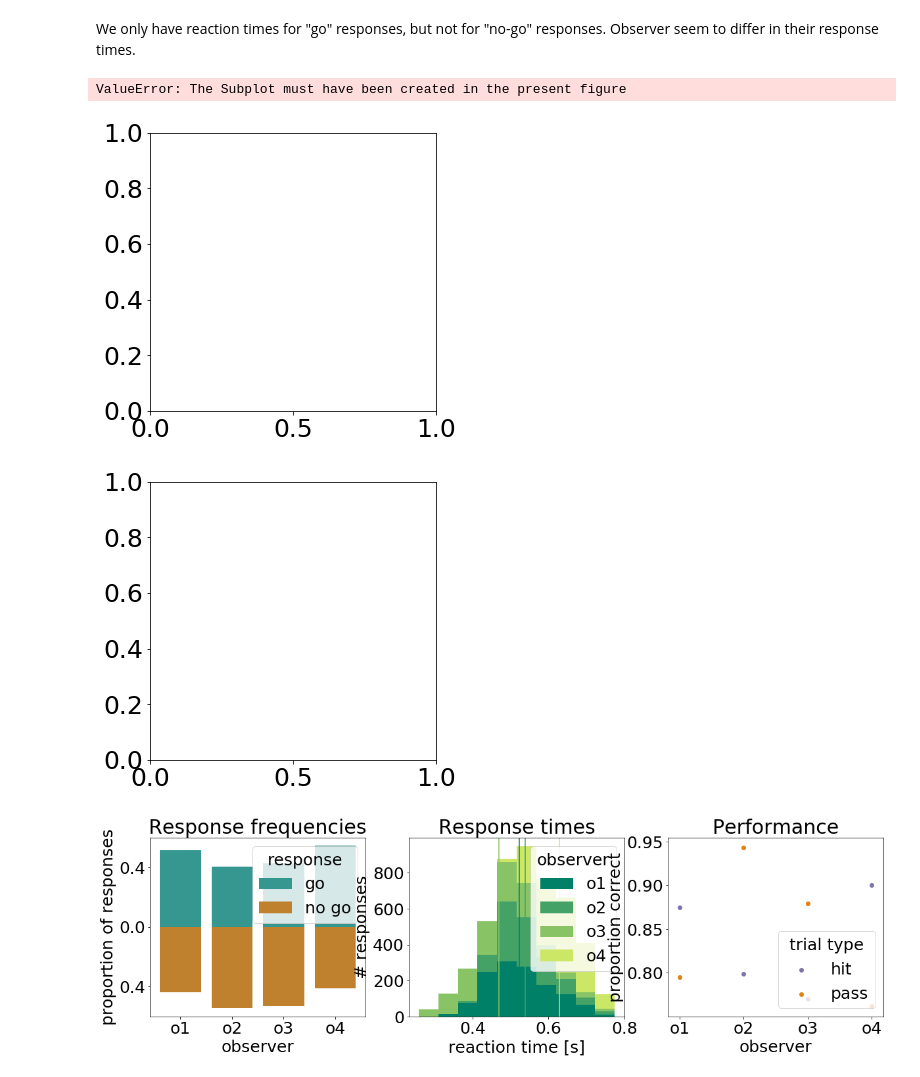
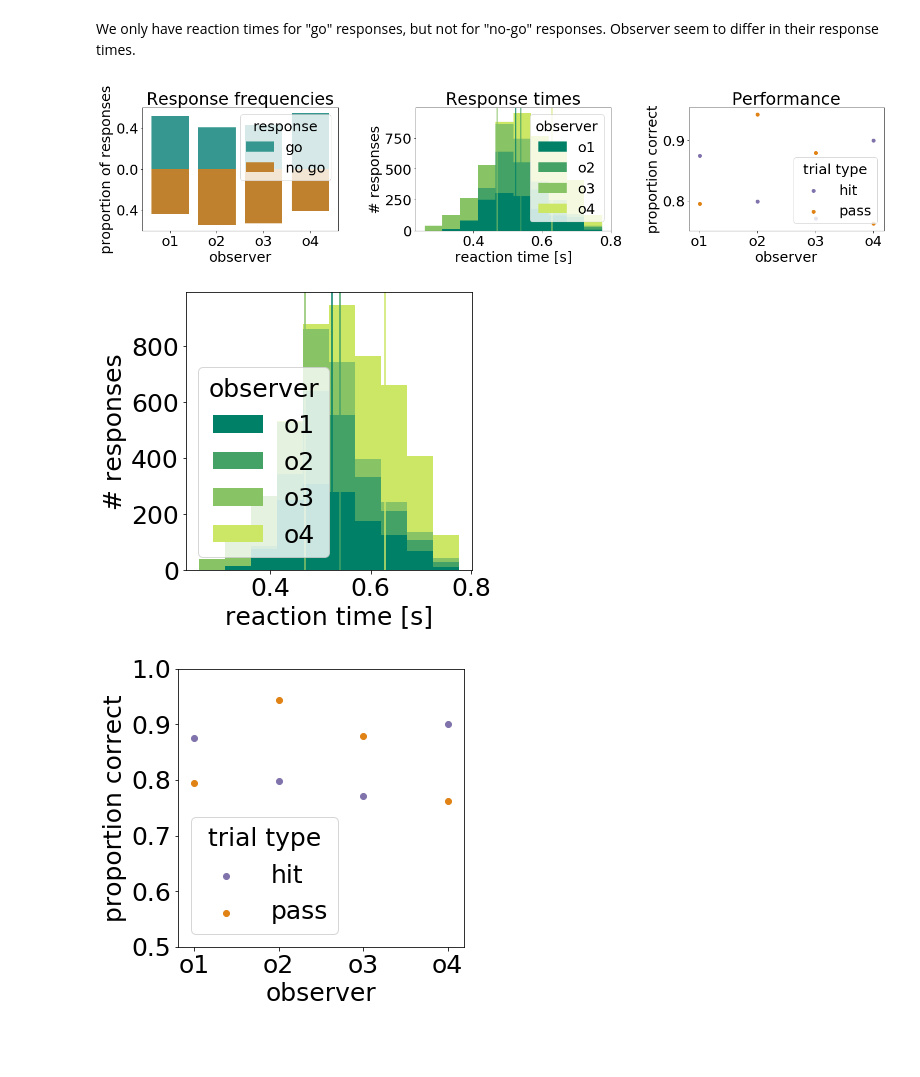
Before and after one commit to ClaraKuper/VVSS2021, a Jupyter notebook: VVSS2021_Kuper.ipynb, the cells around one changed output. Cells and saved outputs as stored; diff of their text form; code cells hidden in the pictures; blank space fills up the shorter version.

```diff
--- a/VVSS2021_Kuper.ipynb
+++ b/VVSS2021_Kuper.ipynb
@@ -235,31 +251,52 @@ summary_r_bSS
 We only have reaction times for "go" responses, but not for "no-go" responses.
 Observer seem to differ in their response times.
 # %%
-# Build a figure for response characteristics
-# individual figures for poster
-## V-VSS 2021 figures
+###############################################
+# Build a figure for response characteristics #
+###############################################
+rts, p_hit, p_pass, obs = plotting.make_summary_plot(df_short, colormaps)
+
+#********************#
+# V-VSS 2021 figures #
+#********************#
+############################
+# Figure 1: Reaction Times #
+############################
 VSS2021_rts, axs_rts = plt.subplots(1,1, figsize = (width*1.3, height*1.3))
+
+# make a histogram of the reaction times, stacked by subject
+axs_rts.hist(rts, stacked = True, color = colormaps['s_cm'], label = obs)
+
+# draw a line at the mean
+for s,c in zip(obs, colormaps['s_cm']):
+    axs_rts.axvline(x = np.mean(df_short[df_short.subject == s].rea_time), color = c)
+
+# set the labels
+axs_rts.legend(title = 'observer', loc = 'lower left')
+axs_rts.set_xlabel('reaction time [s]')
+axs_rts.set_ylabel('# responses')
+
+#########################
+# Figure 2: performance #
+#########################
 VSS2021_performance, axs_perf = plt.subplots(1,1, figsize = (width*1.3, height*1.3))
 
+# make a scatter plot of the performance in hit and pass trials
+axs_perf.scatter(obs,p_hit, label = 'hit', color = colormaps['c_cm'](np.linspace(0.2,0.8,2))[1])
+axs_perf.scatter(obs,p_pass, label = 'pass', color = colormaps['c_cm'](np.linspace(0.2,0.8,2))[0])
 
-fig, axs = utils.utils.make_summary_plot(df_short, g_cm, s_cm, c_cm)
+# set the labels and axis
+axs_perf.set_xlabel('observer')
+axs_perf.set_ylabel('proportion correct')
+axs_perf.legend(title = 'trial type', loc = 'lower left')
+axs_perf.set_ylim([0.5, 1])
 
-
-# # one individual figure for the poster
-# axs_rts.hist(rts, stacked = True, color = s_cm, label = observers)
-#
-#
-# # individual plot for poster
-# axs_perf.scatter(observers,summary_a_bSH.loc[((slice("AD","AG")),[1]), :]['mean'].values, label = 'hit', color = c_cm(np.linspace(0.2,0.8,2))[1])
-# axs_perf.scatter(observers,summary_a_bSH.loc[((slice("AD","AG")),[0]), :]['mean'].values, label = 'pass', color = c_cm(np.linspace(0.2,0.8,2))[0])
-# axs_perf.set_xlabel('observer')
-# axs_perf.set_ylabel('proportion correct')
-# axs_perf.legend(title = 'trial type', loc = 'lower left')
-# axs_perf.set_ylim([0.5, 1])
-
-VSS2021_rts.add_subplot(axs[0])
+###########################
+# save the figures to pdf #
+###########################
+VSS2021_rts.savefig(path_figs + 'Fig1_ResponseTimes.pdf', bbox_inches = 'tight')
+VSS2021_performance.savefig(path_figs + 'Fig2_Performance.pdf', bbox_inches = 'tight')
 # %% [output]
-ValueError: The Subplot must have been created in the present figure
-[figure, old version]
+[figure, new version]
-[figure, old version]
+[figure, new version]
-[figure, old version]
+[figure, new version]
```
Also changed, not shown: parts of 10 cells of this notebook, 2 other files.
